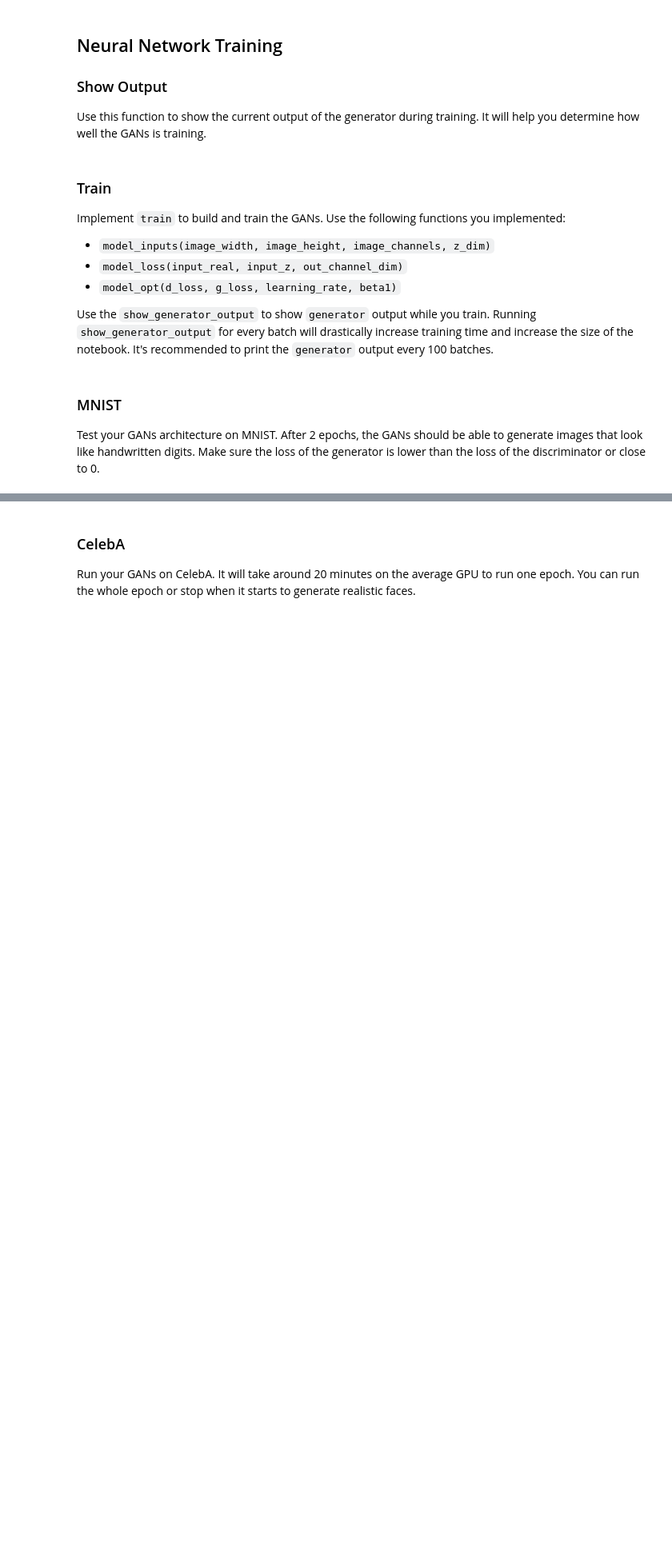
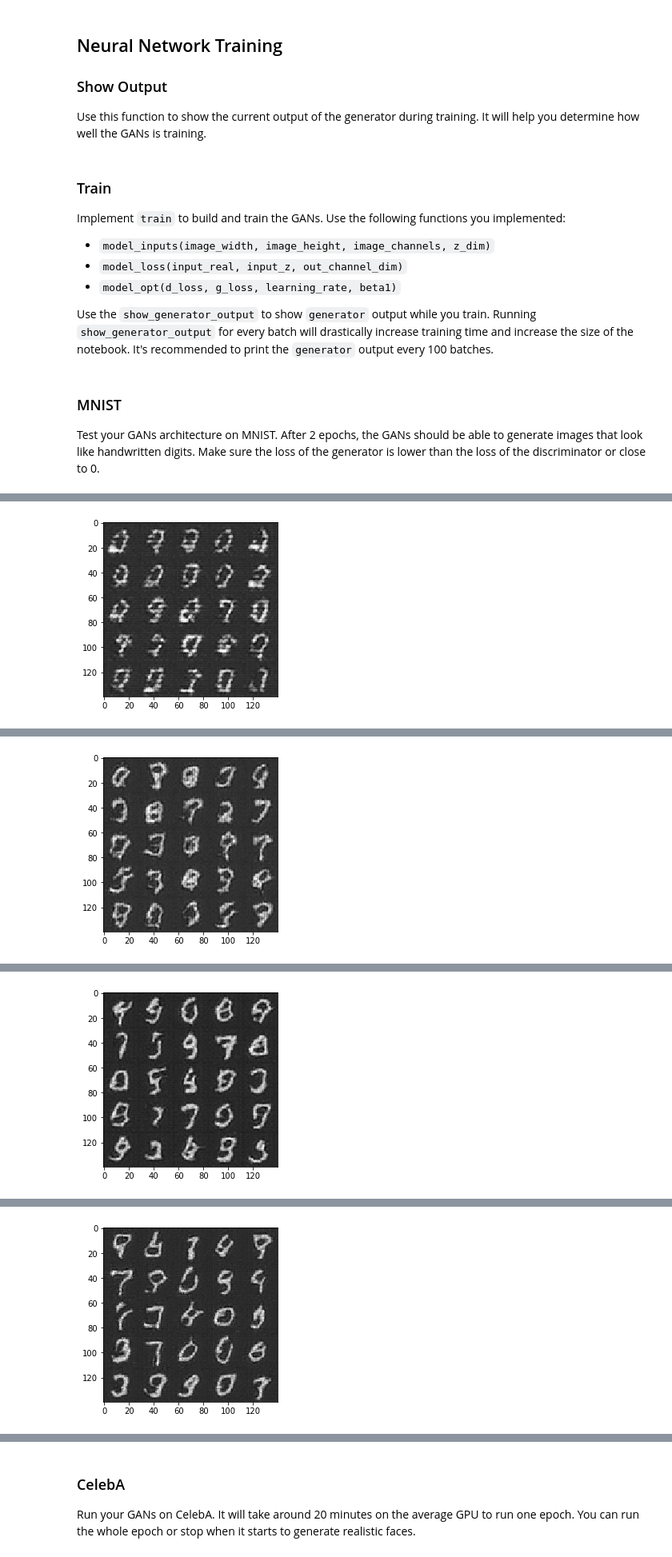
Before and after one commit to Riptawr/deep-learning, a Jupyter notebook: face_generation/dlnd_face_generation.ipynb, the cells around one changed output, grey strips where cells are left out. Shown at 80% size. Cells and saved outputs as stored; diff of their text form; code cells hidden in the pictures; blank space fills up the shorter version.

```diff
--- a/face_generation/dlnd_face_generation.ipynb
+++ b/face_generation/dlnd_face_generation.ipynb
@@ -263,22 +331,54 @@ def train(epoch_count, batch_size, z_dim, learning_rate, beta1, get_batches, dat
     :param data_shape: Shape of the data
     :param data_image_mode: The image mode to use for images ("RGB" or "L")
     """
-    # TODO: Build Model
+    input_real, input_z, lr = model_inputs(*data_shape[1:], z_dim)
 
+    d_loss, g_loss = model_loss(input_real, input_z, data_shape[3])
+
+    d_opt, g_opt = model_opt(d_loss, g_loss, learning_rate, beta1)
+
+    samples, losses = [], []
+    steps = 0
+    print_every = 30
+    show_every = 300
 
     with tf.Session() as sess:
         sess.run(tf.global_variables_initializer())
         for epoch_i in range(epoch_count):
             for batch_images in get_batches(batch_size):
-                # TODO: Train Model
+                steps +=1
+
+                batch_z = np.random.uniform(-1, 1, size=(batch_size, z_dim))
+
+                # Run optimizers
+                _ = sess.run(d_opt, feed_dict={input_real: batch_images, input_z: batch_z})
+                _ = sess.run(g_opt, feed_dict={input_z: batch_z, input_real: batch_images})
+
+                if steps % print_every == 0:
+                    # At the end of each epoch, get the losses and print them out
+                    train_loss_d = d_loss.eval({input_z: batch_z, input_real: batch_images})
+                    train_loss_g = g_loss.eval({input_z: batch_z})
+
+                    print("Epoch {}/{}...".format(epoch_i+1, epochs),
+                          "Discriminator Loss: {:.4f}...".format(train_loss_d),
+                          "Generator Loss: {:.4f}".format(train_loss_g))
+                    # Save losses to view after training
+                    losses.append((train_loss_d, train_loss_g))
+
+                if steps % show_every == 0:
+                    gen_samples = sess.run(
+                                   generator(input_z, data_shape[3], is_train=False),
+                                   feed_dict={input_z: batch_z})
+                    samples.append(gen_samples)
+                    _ = show_generator_output(sess, 25, input_z, data_shape[3], data_image_mode)
 # %% [markdown]
 ### MNIST
 Test your GANs architecture on MNIST.  After 2 epochs, the GANs should be able to generate images that look like handwritten digits.  Make sure the loss of the generator is lower than the loss of the discriminator or close to 0.
 # %%
-batch_size = None
-z_dim = None
-learning_rate = None
-beta1 = None
+batch_size = 64
+z_dim = 100
+learning_rate = 0.0002
+beta1 = 0.5
 
 
 """
@@ -290,3 +390,4 @@ mnist_dataset = helper.Dataset('mnist', glob(os.path.join(data_dir, 'mnist/*.jpg
 with tf.Graph().as_default():
     train(epochs, batch_size, z_dim, learning_rate, beta1, mnist_dataset.get_batches,
           mnist_dataset.shape, mnist_dataset.image_mode)
+# %% [output]
@@ -292,0 +404 @@ with tf.Graph().as_default():
+[figure, added]
@@ -292,0 +415 @@ with tf.Graph().as_default():
+[figure, added]
@@ -292,0 +426 @@ with tf.Graph().as_default():
+[figure, added]
@@ -292,0 +437 @@ with tf.Graph().as_default():
+[figure, added]
```
Also changed, not shown: parts of 8 cells of this notebook, 1 other file.
